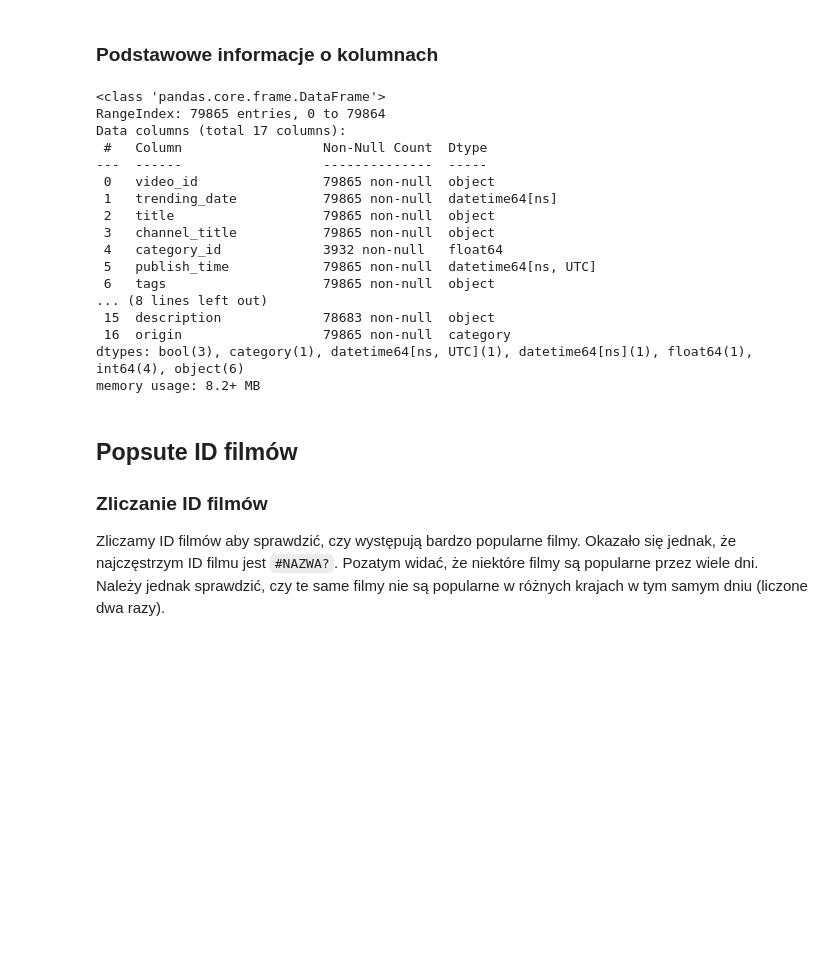
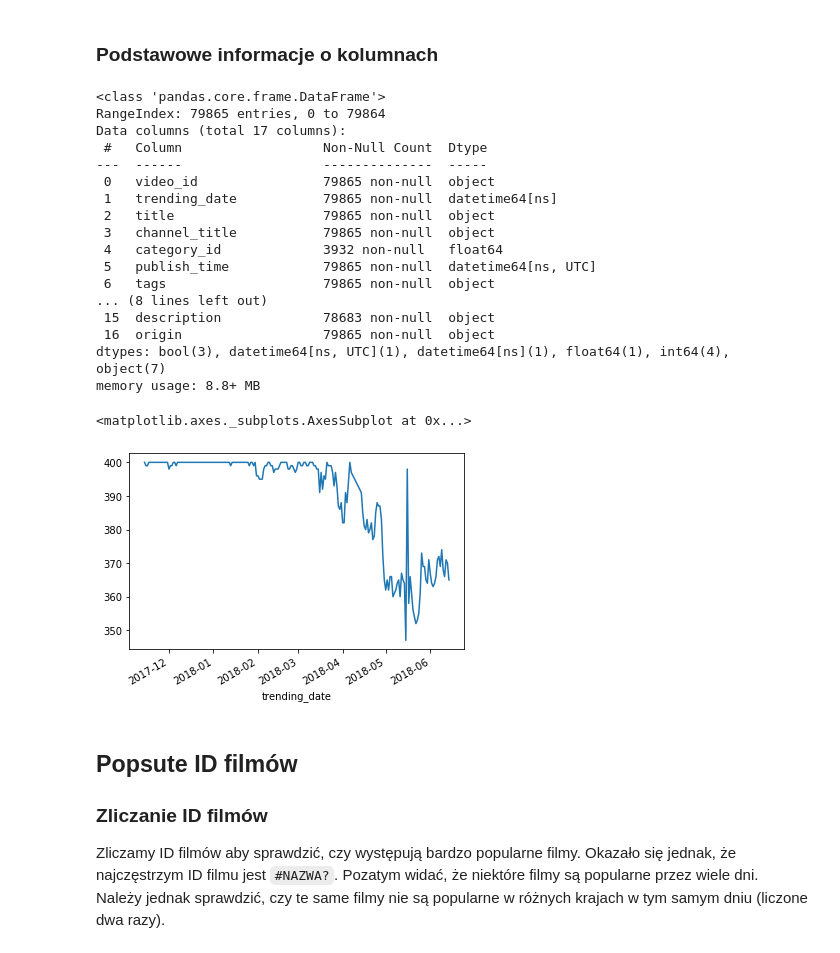
Before and after one commit to AxolotlOfConflagration/yt_trending_videos, a Jupyter notebook: checkpoint1.ipynb, the cells around one changed output. Drawn from its saved outputs; the diff is of its cells as text; code cells hidden in the pictures; blank space fills up the shorter version.

```diff
--- a/checkpoint1.ipynb
+++ b/checkpoint1.ipynb
@@ -62,10 +65,10 @@ def load_csv(path, origin):
 
 
 us_videos_df = load_csv(config['dataset_path'] / 'US_videos_5p.csv', 'US')
-gb_videos_df = load_csv(config['dataset_path'] / 'GB_videos_5p.csv', 'GB')
+gb_videos_df = load_csv(config['dataset_path'] / 'GB_videos_5p_utf8.csv', 'GB')
 
 videos_df = pd.concat([us_videos_df, gb_videos_df]).reset_index(drop=True)
-videos_df['origin'] = videos_df['origin'].astype('category')
+# videos_df['origin'] = videos_df['origin'].astype('category')
 
 # Pierwsze 3 i ostatnie 3 wartości
 videos_df.iloc[[0,1,2,-3,-2,-1]]
@@ -96,9 +99,14 @@ Data columns (total 17 columns):
  6   tags                    79865 non-null  object
 ... (8 lines left out)
  15  description             78683 non-null  object
- 16  origin                  79865 non-null  category
-dtypes: bool(3), category(1), datetime64[ns, UTC](1), datetime64[ns](1), float64(1), int64(4), object(6)
-memory usage: 8.2+ MB
+ 16  origin                  79865 non-null  object
+dtypes: bool(3), datetime64[ns, UTC](1), datetime64[ns](1), float64(1), int64(4), object(7)
+memory usage: 8.8+ MB
+# %%
+videos_df.groupby('trending_date').count()['video_id'].plot()
+# %% [output]
+<matplotlib.axes._subplots.AxesSubplot at 0x...>
+[figure, added]
 # %% [markdown]
 ## Popsute ID filmów
 
```
Also changed, not shown: parts of 84 cells of this notebook, 1 other file.
